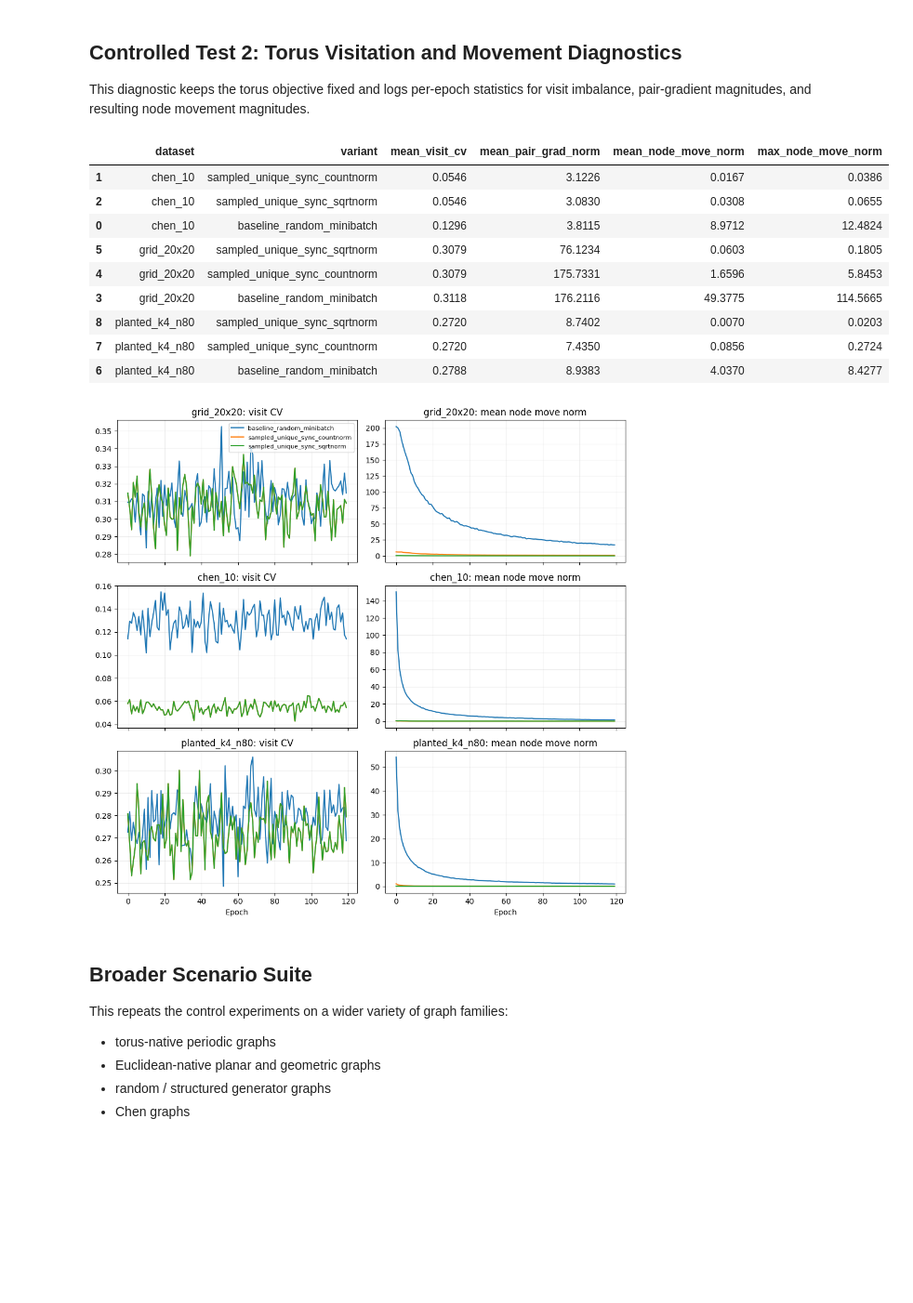
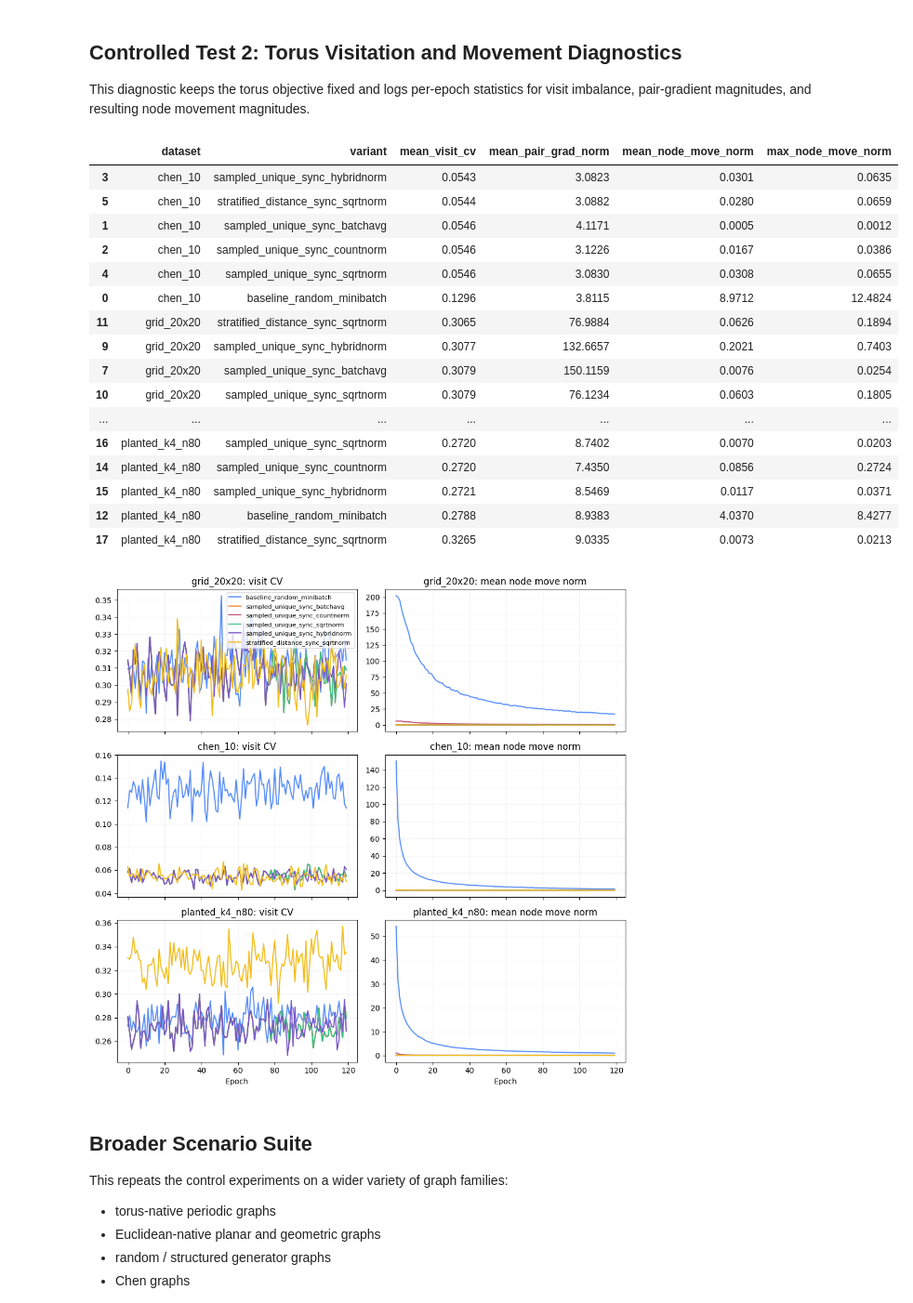
Before and after one commit to JacobLMiller/torus-mds, a Jupyter notebook: better_stress.ipynb, the cells around one changed output. Shown at 93% size. Drawn from its saved outputs; the diff is of its cells as text; code cells hidden in the pictures; blank space fills up the shorter version.

```diff
--- a/better_stress.ipynb
+++ b/better_stress.ipynb
@@ -40,8 +43,12 @@ BENCHMARK_KWARGS = {
     "theta": np.pi / 2,
 }
 SEEDS = (0, 1, 2)
-CHEN_INDICES = (1, 5, 10, 15, 20)
+CHEN_INDICES = None
 VARIANT_NAMES = [variant.name for variant in experiments.VARIANTS]
+VARIANT_NAMES.remove("full_sweep_sync_sqrtnorm")
+VARIANT_NAMES.remove("anchor_unique_online")
+VARIANT_NAMES.remove("coverage_unique_sync_sqrtnorm")
+print("Variants:", VARIANT_NAMES, "")
 
 print("Warming up Numba kernels...")
 experiments.warmup_variants()
@@ -324,53 +345,62 @@ display(objective_summary["by_group"])
 This diagnostic keeps the torus objective fixed and logs per-epoch statistics for visit imbalance, pair-gradient magnitudes, and resulting node movement magnitudes.
 # %%
 diagnostic_datasets = ["grid_20x20", "chen_10", "planted_k4_n80"]
-diagnostic_variants = [
-    "baseline_random_minibatch",
-    "sampled_unique_sync_countnorm",
-    "sampled_unique_sync_sqrtnorm",
-]
+# diagnostic_variants = [
+#     "baseline_random_minibatch",
+#     "sampled_unique_sync_countnorm",
+#     "sampled_unique_sync_sqrtnorm",
+# ]
+diagnostic_variants = VARIANT_NAMES
+diagnostic_variants.remove("sampled_unique_online")
 
 diagnostic_rows = []
 for dataset_name in diagnostic_datasets:
     spec = next(spec for spec in benchmark_specs if spec.name == dataset_name)
     for variant_name in diagnostic_variants:
         diag_df = experiments.diagnose_torus_optimization(
             spec.distances,
             variant_name,
             learning_rate=BENCHMARK_KWARGS["learning_rate"],
             max_iters=BENCHMARK_KWARGS["max_iters"],
             batch_pairs=BENCHMARK_KWARGS["batch_pairs"],
             seed=0,
             alpha_init=BENCHMARK_KWARGS["alpha_init"],
             alpha_ema=BENCHMARK_KWARGS["alpha_ema"],
             theta=BENCHMARK_KWARGS["theta"],
         )
         diag_df["dataset"] = dataset_name
         diagnostic_rows.append(diag_df)
 
 diagnostic_df = pd.concat(diagnostic_rows, ignore_index=True)
 diagnostic_summary = (
     diagnostic_df.groupby(["dataset", "variant"], as_index=False)
     .agg(
         mean_visit_cv=("visit_cv", "mean"),
         mean_pair_grad_norm=("mean_pair_grad_norm", "mean"),
         mean_node_move_norm=("mean_node_move_norm", "mean"),
         max_node_move_norm=("max_node_move_norm", "mean"),
     )
     .sort_values(["dataset", "mean_visit_cv", "mean_node_move_norm"])
 )
 display(diagnostic_summary)
 # %% [output]
 |  | dataset | variant | mean_visit_cv | mean_pair_grad_norm | mean_node_move_norm | max_node_move_norm |
-| 1 | chen_10 | sampled_unique_sync_countnorm | 0.0546 | 3.1226 | 0.0167 | 0.0386 |
-| 2 | chen_10 | sampled_unique_sync_sqrtnorm | 0.0546 | 3.0830 | 0.0308 | 0.0655 |
+| 3 | chen_10 | sampled_unique_sync_hybridnorm | 0.0543 | 3.0823 | 0.0301 | 0.0635 |
+| 5 | chen_10 | stratified_distance_sync_sqrtnorm | 0.0544 | 3.0882 | 0.0280 | 0.0659 |
+| 1 | chen_10 | sampled_unique_sync_batchavg | 0.0546 | 4.1171 | 0.0005 | 0.0012 |
+| 2 | chen_10 | sampled_unique_sync_countnorm | 0.0546 | 3.1226 | 0.0167 | 0.0386 |
+| 4 | chen_10 | sampled_unique_sync_sqrtnorm | 0.0546 | 3.0830 | 0.0308 | 0.0655 |
 | 0 | chen_10 | baseline_random_minibatch | 0.1296 | 3.8115 | 8.9712 | 12.4824 |
-| 5 | grid_20x20 | sampled_unique_sync_sqrtnorm | 0.3079 | 76.1234 | 0.0603 | 0.1805 |
-| 4 | grid_20x20 | sampled_unique_sync_countnorm | 0.3079 | 175.7331 | 1.6596 | 5.8453 |
-| 3 | grid_20x20 | baseline_random_minibatch | 0.3118 | 176.2116 | 49.3775 | 114.5665 |
-| 8 | planted_k4_n80 | sampled_unique_sync_sqrtnorm | 0.2720 | 8.7402 | 0.0070 | 0.0203 |
-| 7 | planted_k4_n80 | sampled_unique_sync_countnorm | 0.2720 | 7.4350 | 0.0856 | 0.2724 |
-| 6 | planted_k4_n80 | baseline_random_minibatch | 0.2788 | 8.9383 | 4.0370 | 8.4277 |
+| 11 | grid_20x20 | stratified_distance_sync_sqrtnorm | 0.3065 | 76.9884 | 0.0626 | 0.1894 |
+| 9 | grid_20x20 | sampled_unique_sync_hybridnorm | 0.3077 | 132.6657 | 0.2021 | 0.7403 |
+| 7 | grid_20x20 | sampled_unique_sync_batchavg | 0.3079 | 150.1159 | 0.0076 | 0.0254 |
+| 10 | grid_20x20 | sampled_unique_sync_sqrtnorm | 0.3079 | 76.1234 | 0.0603 | 0.1805 |
+| ... | ... | ... | ... | ... | ... | ... |
+| 16 | planted_k4_n80 | sampled_unique_sync_sqrtnorm | 0.2720 | 8.7402 | 0.0070 | 0.0203 |
+| 14 | planted_k4_n80 | sampled_unique_sync_countnorm | 0.2720 | 7.4350 | 0.0856 | 0.2724 |
+| 15 | planted_k4_n80 | sampled_unique_sync_hybridnorm | 0.2721 | 8.5469 | 0.0117 | 0.0371 |
+| 12 | planted_k4_n80 | baseline_random_minibatch | 0.2788 | 8.9383 | 4.0370 | 8.4277 |
+| 17 | planted_k4_n80 | stratified_distance_sync_sqrtnorm | 0.3265 | 9.0335 | 0.0073 | 0.0213 |
 # %%
 fig, axes = plt.subplots(len(diagnostic_datasets), 2, figsize=(10, 3.2 * len(diagnostic_datasets)), sharex=True)
 if len(diagnostic_datasets) == 1:
@@ -393,7 +423,7 @@ for ax in axes[-1]:
 plt.tight_layout()
 plt.show()
 # %% [output]
-[figure, old version]
+[figure, new version]
 # %% [markdown]
 ## Broader Scenario Suite
 
```
Also changed, not shown: parts of 15 cells of this notebook, 1 other file.
